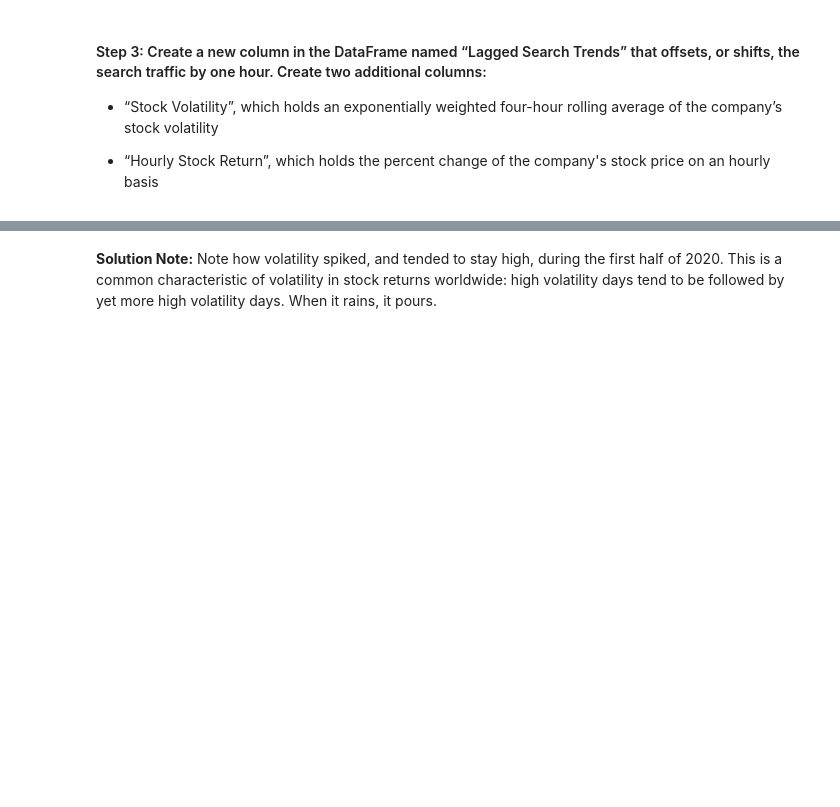
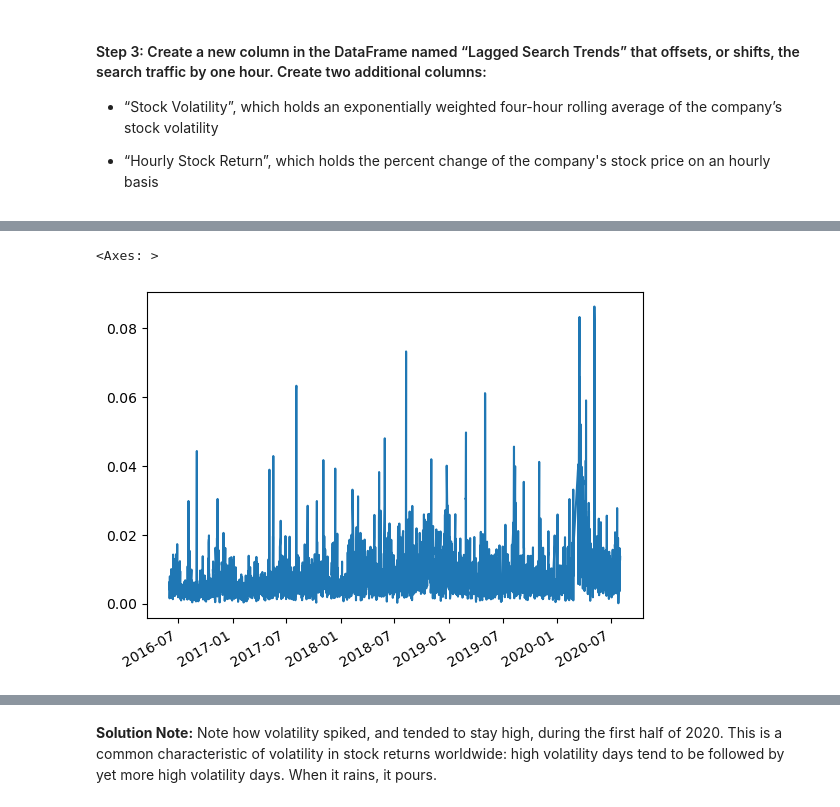
Before and after one commit to Philklim72/prophet_challenge, a Jupyter notebook: forecasting_net_prophet.ipynb, the cells around one changed output, grey strips where cells are left out. Drawn from its saved outputs; the diff is of its cells as text; code cells hidden in the pictures; blank space fills up the shorter version.

```diff
--- a/forecasting_net_prophet.ipynb
+++ b/forecasting_net_prophet.ipynb
@@ -407,6 +400,9 @@ mercado_stock_trends_df.head()
 # %%
 # Create a new column in the mercado_stock_trends_df DataFrame called Stock Volatility
 # This column should calculate the standard deviation of the closing stock price return data over a 4 period rolling window
-mercado_stock_trends_df['Stock Volitility']=mercado_stock_trends_df.loc[1:4]['close'].std()
-mercado_stock_trends_df.head()
+mercado_stock_trends_df['Stock Volitility']=mercado_stock_trends_df['close'].pct_change().rolling(4).std()
+
+
+display(mercado_stock_trends_df.head())
+display(mercado_stock_trends_df.tail())
 # %% [output]
@@ -414,2 +421,6 @@ TypeError: cannot do slice indexing on DatetimeIndex with these indexers [1] of
 # %%
 # Visualize the stock volatility
+mercado_stock_trends_df["Stock Volitility"].plot()
+# %% [output]
+<Axes: >
+[figure, added]
```
Also changed, not shown: parts of 12 cells of this notebook.
